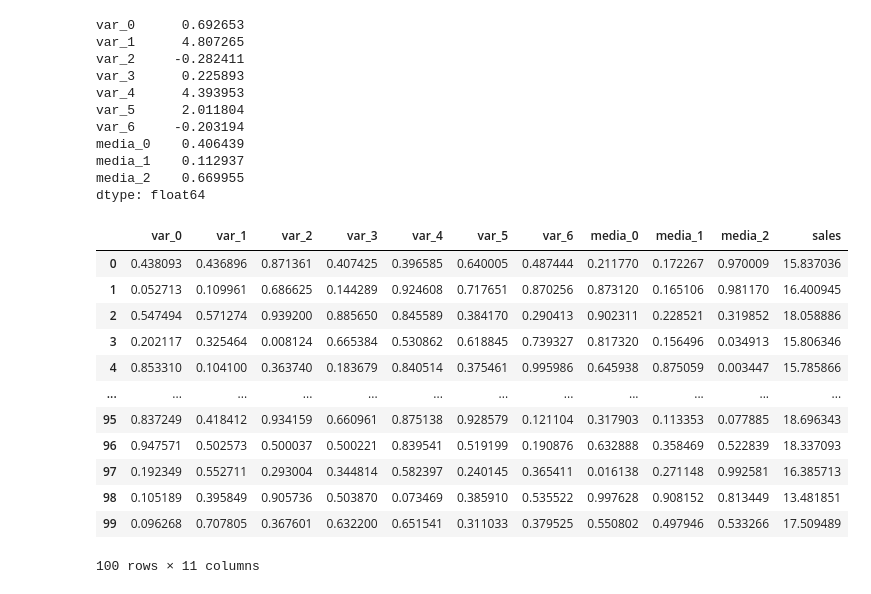
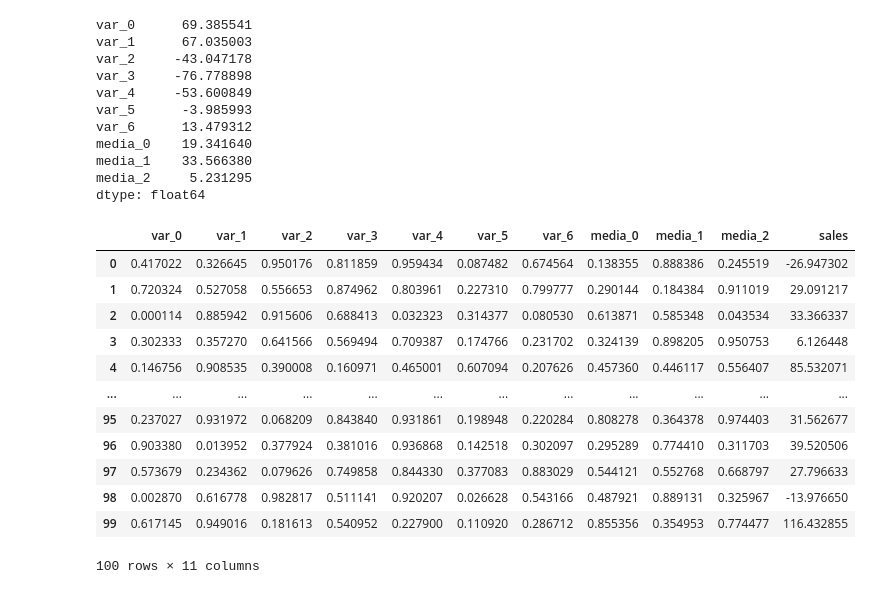
Before and after one commit to alexanderhowada/mediamixedmodeling, a Jupyter notebook: GenerateRandomMMMData.ipynb, the cells around one changed output. Cells and saved outputs as stored; diff of their text form; code cells hidden in the pictures.

```diff
--- a/GenerateRandomMMMData.ipynb
+++ b/GenerateRandomMMMData.ipynb
@@ -31,8 +33,8 @@ class GenerateRandomMMMData:
         self.params = {}
         for m in self.media_columns:
             self.params[m] = {
-                'shape' : (self.size/20)*np.random.random(1),
-                'offset':(self.size/40)*np.random.random(1),
+                'shape' : 1*np.random.random(1)[0]+0.1,
+                'offset': 10*np.random.random(1)[0],
             }
         self.thetas = pd.Series(np.random.random(self.n_media), index = self.media_columns)
 
@@ -42,12 +44,17 @@ class GenerateRandomMMMData:
             GD = GeometricDecay(self.thetas[m])
             self.adstocked_media[m] = GD(self.data_df[m])
 
-            LG = LogisticGrowth(*self.params[m].values())
-            self.saturated_media[m] = LG(self.data_df[m])
+#             LG = LogisticGrowth(*self.params[m].values())
+            LG = Hill(*self.params[m].values())
+            self.saturated_media[m] = LG(self.adstocked_media[m])
 
     def _generate_coefs(self):
-        self.coefs = pd.Series(np.random.random(self.n_var+self.n_media), index = self.data_df.columns)
-        self.coefs[self.var_columns] *= -1+2*np.random.randint(4, size=len(self.var_columns))
+        self.coefs = 100*pd.Series(np.random.random(self.n_var+self.n_media), index = self.data_df.columns)
+        signs = -1+np.random.randint(5, size=len(self.var_columns))
+        signs[signs == 0] = 1
+        signs = signs/np.fabs(signs)
+        for i, c in enumerate(self.var_columns):
+            self.coefs[c] *= signs[i]
 
     def _generate_sales(self):
         self._generate_coefs()
@@ -60,7 +67,7 @@ class GenerateRandomMMMData:
             self.data_df['sales'] += self.coefs[c]*self.saturated_media[c]
 
         self.data_df['sales'] += self.intercept
-        self.data_df['sales'] += self.noise_intensity*np.random.random(self.data_df.index.size)
+        self.data_df['sales'] += self.data_df['sales']*self.noise_intensity*np.random.random(self.data_df.index.size)
 
     def get_data(self):
         self._get_random_data()
@@ -69,32 +76,32 @@ class GenerateRandomMMMData:
         return self.data_df.copy()
 # %%
 if __name__ == '__main__':
-    GR = GenerateRandomMMMData()
+    GR = GenerateRandomMMMData(noise_intensity=0.0)
     data = GR.get_data()
     display(GR.coefs)
     display(data)
 # %% [output]
-var_0      0.692653
-var_1      4.807265
-var_2     -0.282411
-var_3      0.225893
-var_4      4.393953
-var_5      2.011804
-var_6     -0.203194
-media_0    0.406439
-media_1    0.112937
-media_2    0.669955
+var_0      69.385541
+var_1      67.035003
+var_2     -43.047178
+var_3     -76.778898
+var_4     -53.600849
+var_5      -3.985993
+var_6      13.479312
+media_0    19.341640
+media_1    33.566380
+media_2     5.231295
 dtype: float64
 |  | var_0 | var_1 | var_2 | var_3 | var_4 | var_5 | var_6 | media_0 | media_1 | media_2 | sales |
-| 0 | 0.438093 | 0.436896 | 0.871361 | 0.407425 | 0.396585 | 0.640005 | 0.487444 | 0.211770 | 0.172267 | 0.970009 | 15.837036 |
-| 1 | 0.052713 | 0.109961 | 0.686625 | 0.144289 | 0.924608 | 0.717651 | 0.870256 | 0.873120 | 0.165106 | 0.981170 | 16.400945 |
-| 2 | 0.547494 | 0.571274 | 0.939200 | 0.885650 | 0.845589 | 0.384170 | 0.290413 | 0.902311 | 0.228521 | 0.319852 | 18.058886 |
-| 3 | 0.202117 | 0.325464 | 0.008124 | 0.665384 | 0.530862 | 0.618845 | 0.739327 | 0.817320 | 0.156496 | 0.034913 | 15.806346 |
-| 4 | 0.853310 | 0.104100 | 0.363740 | 0.183679 | 0.840514 | 0.375461 | 0.995986 | 0.645938 | 0.875059 | 0.003447 | 15.785866 |
+| 0 | 0.417022 | 0.326645 | 0.950176 | 0.811859 | 0.959434 | 0.087482 | 0.674564 | 0.138355 | 0.888386 | 0.245519 | -26.947302 |
+| 1 | 0.720324 | 0.527058 | 0.556653 | 0.874962 | 0.803961 | 0.227310 | 0.799777 | 0.290144 | 0.184384 | 0.911019 | 29.091217 |
+| 2 | 0.000114 | 0.885942 | 0.915606 | 0.688413 | 0.032323 | 0.314377 | 0.080530 | 0.613871 | 0.585348 | 0.043534 | 33.366337 |
+| 3 | 0.302333 | 0.357270 | 0.641566 | 0.569494 | 0.709387 | 0.174766 | 0.231702 | 0.324139 | 0.898205 | 0.950753 | 6.126448 |
+| 4 | 0.146756 | 0.908535 | 0.390008 | 0.160971 | 0.465001 | 0.607094 | 0.207626 | 0.457360 | 0.446117 | 0.556407 | 85.532071 |
 | ... | ... | ... | ... | ... | ... | ... | ... | ... | ... | ... | ... |
-| 95 | 0.837249 | 0.418412 | 0.934159 | 0.660961 | 0.875138 | 0.928579 | 0.121104 | 0.317903 | 0.113353 | 0.077885 | 18.696343 |
-| 96 | 0.947571 | 0.502573 | 0.500037 | 0.500221 | 0.839541 | 0.519199 | 0.190876 | 0.632888 | 0.358469 | 0.522839 | 18.337093 |
-| 97 | 0.192349 | 0.552711 | 0.293004 | 0.344814 | 0.582397 | 0.240145 | 0.365411 | 0.016138 | 0.271148 | 0.992581 | 16.385713 |
-| 98 | 0.105189 | 0.395849 | 0.905736 | 0.503870 | 0.073469 | 0.385910 | 0.535522 | 0.997628 | 0.908152 | 0.813449 | 13.481851 |
-| 99 | 0.096268 | 0.707805 | 0.367601 | 0.632200 | 0.651541 | 0.311033 | 0.379525 | 0.550802 | 0.497946 | 0.533266 | 17.509489 |
+| 95 | 0.237027 | 0.931972 | 0.068209 | 0.843840 | 0.931861 | 0.198948 | 0.220284 | 0.808278 | 0.364378 | 0.974403 | 31.562677 |
+| 96 | 0.903380 | 0.013952 | 0.377924 | 0.381016 | 0.936868 | 0.142518 | 0.302097 | 0.295289 | 0.774410 | 0.311703 | 39.520506 |
+| 97 | 0.573679 | 0.234362 | 0.079626 | 0.749858 | 0.844330 | 0.377083 | 0.883029 | 0.544121 | 0.552768 | 0.668797 | 27.796633 |
+| 98 | 0.002870 | 0.616778 | 0.982817 | 0.511141 | 0.920207 | 0.026628 | 0.543166 | 0.487921 | 0.889131 | 0.325967 | -13.976650 |
+| 99 | 0.617145 | 0.949016 | 0.181613 | 0.540952 | 0.227900 | 0.110920 | 0.286712 | 0.855356 | 0.354953 | 0.774477 | 116.432855 |
 100 rows × 11 columns
```
Also changed, not shown: parts of 1 cell of this notebook, 2 other files.
